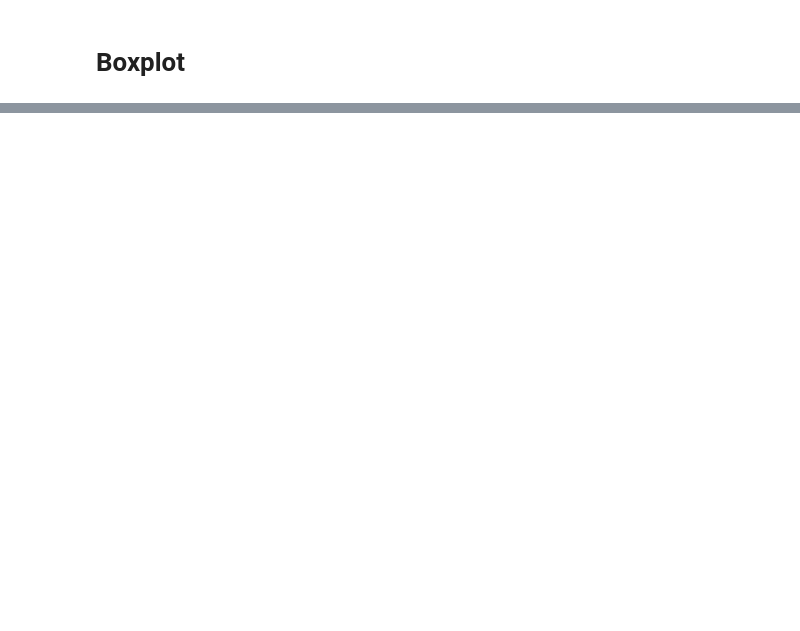
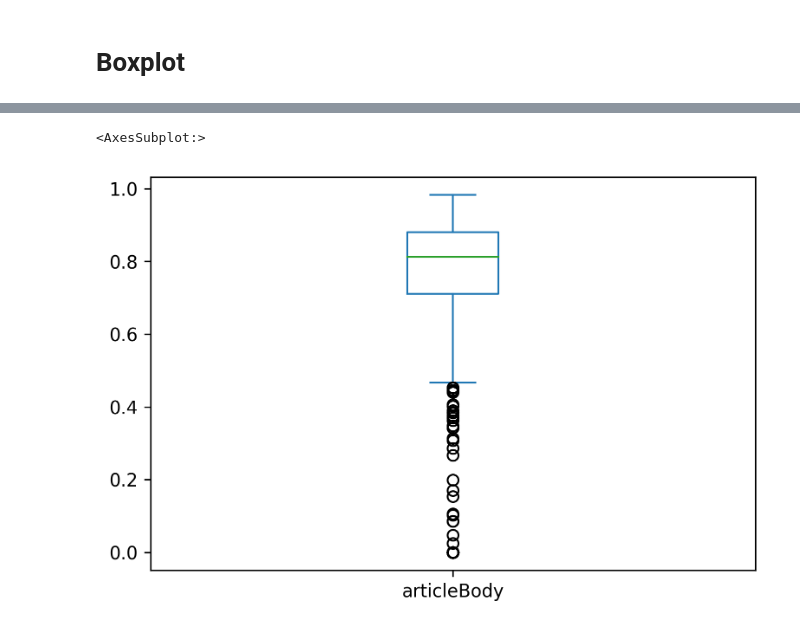
Before and after one commit to thomasvant/ir-nlp, a Jupyter notebook: data-manipulation.ipynb, the cells around one changed output, grey strips where cells are left out. Saved outputs shown, nothing was run; the diff lists cells and outputs as text; code cells hidden in the pictures; blank space fills up the shorter version.

```diff
--- a/data-manipulation.ipynb
+++ b/data-manipulation.ipynb
@@ -162,3 +170,6 @@ reduction_df_test_xsum.boxplot("bodyArticle")
 # %%
-reduction_df_test_cnn_dailymail.boxplot("bodyArticle")
+reduction_df_test_cnn_dailymail.plot.box()
+# %% [output]
+<AxesSubplot:>
+[figure, added]
 # %%
```
Also changed, not shown: parts of 7 cells of this notebook.
